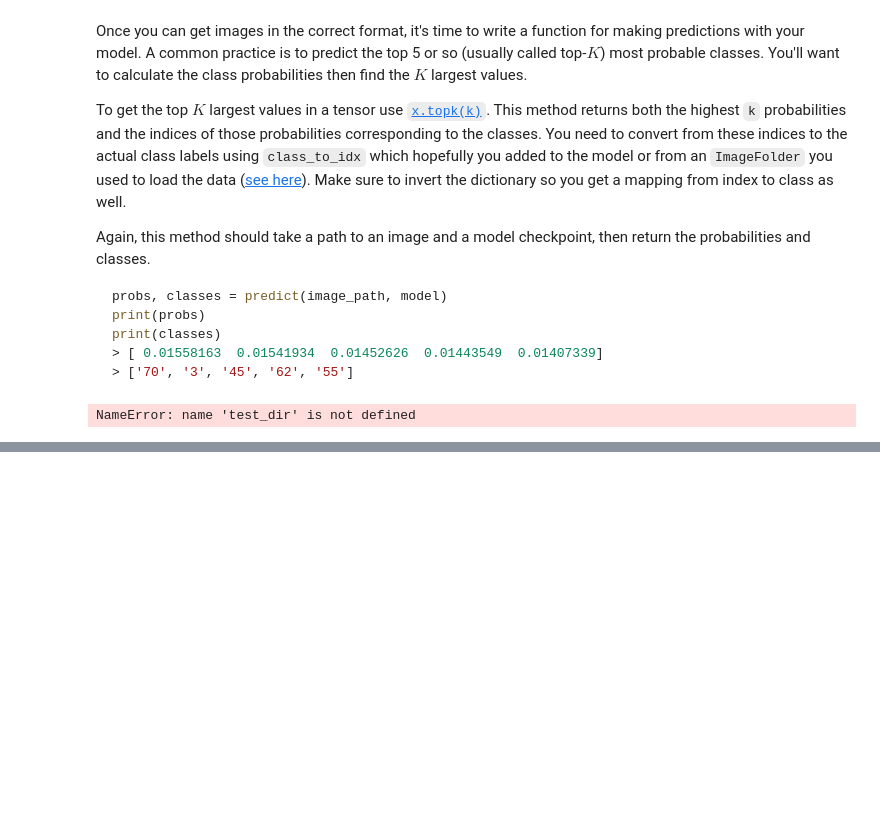
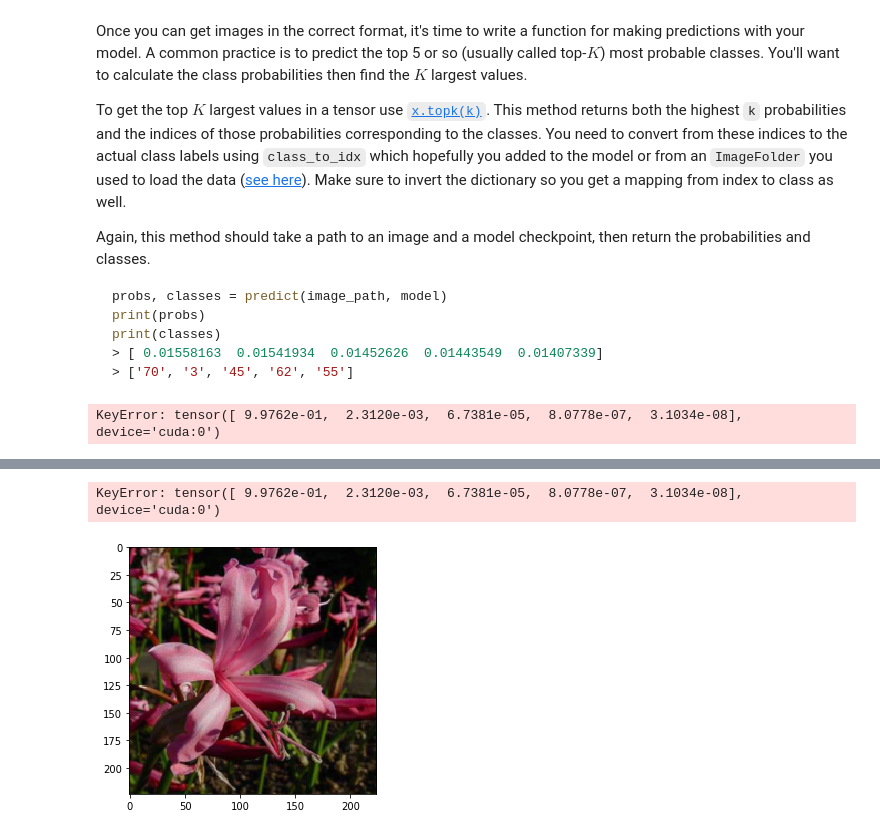
Before and after one commit to EtharNaser/Image-Classifer, a Jupyter notebook: Image Classifier Project.ipynb, the cells around one changed output, grey strips where cells are left out. Cells and saved outputs as stored; diff of their text form; code cells hidden in the pictures; blank space fills up the shorter version.

```diff
--- a/Image Classifier Project.ipynb
+++ b/Image Classifier Project.ipynb
@@ -268,13 +271,11 @@ At this point it's good to write a function that can load a checkpoint and rebui
 def load(path):
     checkpoint = torch.load('checkpoint.pth', map_location=lambda storage, loc:storage)
     model=models.vgg19(pretrained=True)
-    model.classifier = checkpoint['classifier']
-    model.epochs_load_checkpoint['epochs']
-    model.optimizer_load_checkpoint['optimizer']
-    model.class_to_index_load_checkpoint['index']
-    model.load_state_dict(checkpoint['state_dict'])
     for param in model.parameters():
         param.requires_grad = False
+    model.classifier = checkpoint['classifier']
+    model.epochs=checkpoint['epoch']
+    model.class_to_idx = checkpoint['index']
+    model.load_state_dict(checkpoint['state_dict'])
+
     return model
-
-load('checkpoint.pth')
@@ -380,32 +403,29 @@ def predict(image_path, model, topk=5):
 
     model.to('cuda')
     image = process_image(image_path)
-    image = torch.from_numpy(image).type(torch.FloatTensor)
     image = image.unsqueeze(0)
+    image= image.float()
     with torch.no_grad():
             model.eval()
-            log_probability = model.forward(image)
+            log_probability = model.forward(image.cuda())
             probabilities = torch.exp(log_probability)
             top_p, top_class = probabilities.topk(topk)
             idx_to_class = {v:k for k, v in model.class_to_idx.items()}
 
         # Get the lables from the json file
             labels = []
-            for c in top_p:
-                labels.append(cat_to_name[idx_to_class[c]])
+            for classes in top_p:
+                labels.append(cat_to_name[idx_to_class[classes]])
     return top_p, labels
 
-image_path = test_dir+'/1/image_06743.jpg'
-model = load_model('checkpoint.pth')
-
-top_p, labels = predict(image_path, model)
-
-print(top_p)
-print(labels)
-
     # TODO: Implement the code to predict the class from an image file
-# %% [output]
-NameError: name 'test_dir' is not defined
+# %%
+
+image_path = "flowers/test/37/image_03734.jpg"
+model=load('checkpoint.pth')
+predict(image_path, model, topk=5)
+# %% [output]
+KeyError: tensor([ 9.9762e-01,  2.3120e-03,  6.7381e-05,  8.0778e-07,  3.1034e-08], device='cuda:0')
 # %% [markdown]
 ## Sanity Checking
 
@@ -417,14 +437,17 @@ You can convert from the class integer encoding to actual flower names with the
 # %%
 # TODO: Display an image along with the top 5 classes
 image_path = "flowers/test/37/image_03734.jpg"
-model=load_model('checkpoint.pth')
+model=load('checkpoint.pth')
 plt.figure(figsize = (5,10))
 a = plt.subplot(2,1,1)
 flower_name = image_path.split('/')[2]
 title_flower = cat_to_name[flower_name]
 img = process_image(image_path)
 imshow(img, a, title = title_flower);
 top_p, labels = predict(image_path, model)
 plt.subplot(2,1,2)
 sns.barplot(x=top_p, y=labels, color=sns.color_palette()[0]);
 plt.show()
+# %% [output]
+KeyError: tensor([ 9.9762e-01,  2.3120e-03,  6.7381e-05,  8.0778e-07,  3.1034e-08], device='cuda:0')
+[figure, added]
```
Also changed, not shown: parts of 5 cells of this notebook.
